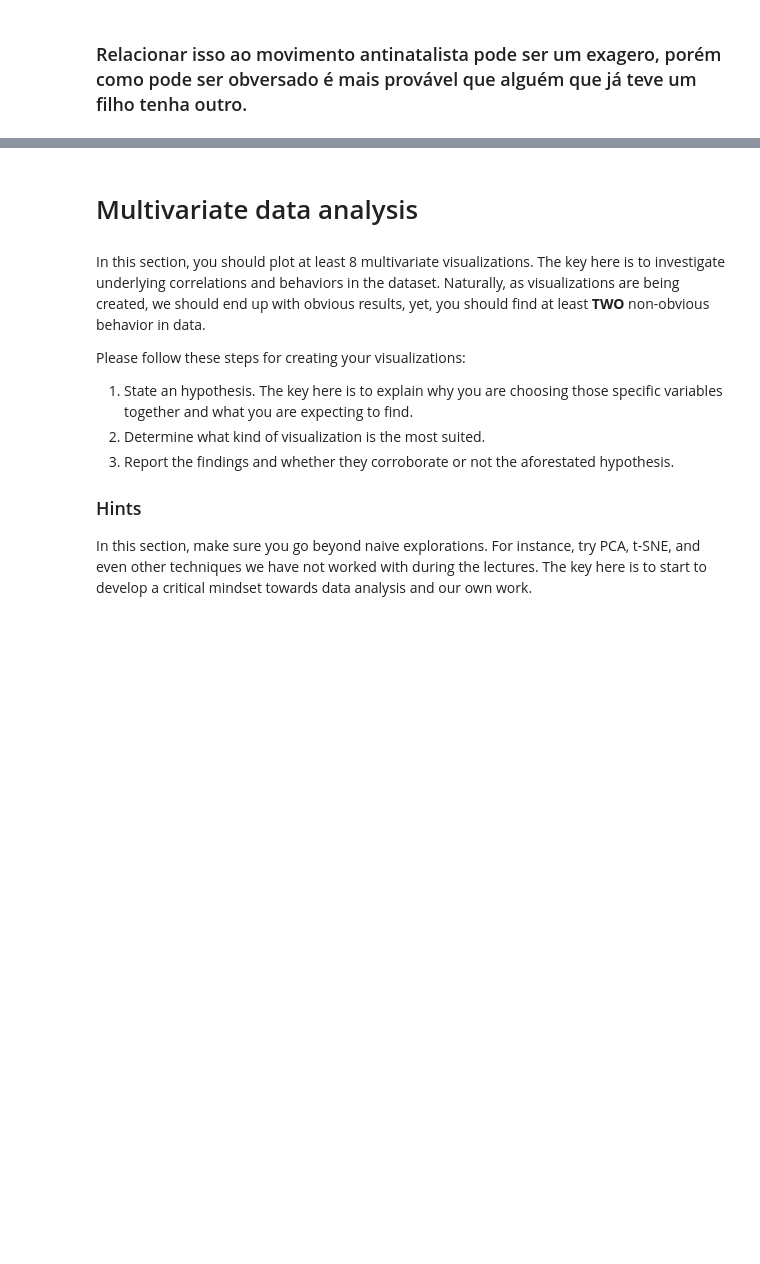
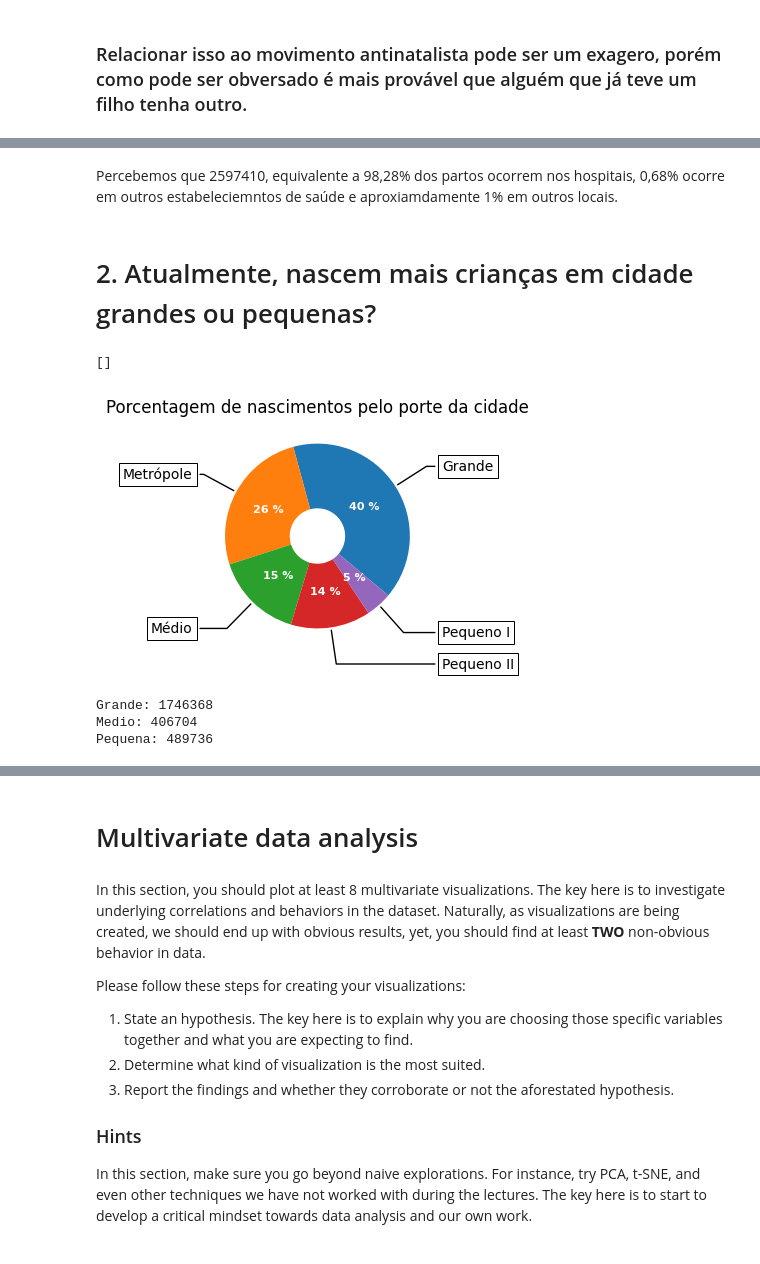
Before and after one commit to danielnowakassis/SINASC-Dataset, a Jupyter notebook: DS_project_template.ipynb, the cells around one changed output, grey strips where cells are left out. Drawn from its saved outputs; the diff is of its cells as text; code cells hidden in the pictures; blank space fills up the shorter version.

```diff
--- a/DS_project_template.ipynb
+++ b/DS_project_template.ipynb
@@ -457,0 +487,43 @@ plt.show()
+# %% [markdown]
+Percebemos que 2597410, equivalente a 98,28% dos partos ocorrem nos hospitais, 0,68% ocorre em outros estabeleciemntos de saúde e aproxiamdamente 1% em outros locais.
+# %% [markdown]
+# 2. Atualmente, nascem mais crianças em cidade grandes ou pequenas?
+# %%
+def format_custom(pct):
+    return f'{round(pct)} %'
+
+porte_cidade = full_df[["Porte"]]
+contagem = porte_cidade["Porte"].value_counts()
+
+
+fig, ax = plt.subplots(figsize=(6, 3), subplot_kw=dict(aspect="equal"))
+wedges, texts, autotexts = ax.pie(contagem, wedgeprops={'width':.7,}, textprops={"color":'w'}, startangle=-40, autopct=lambda pct: format_custom(pct))
+
+bbox_props = dict(boxstyle="square,pad=0.3", fc="w", ec="k", lw=0.72)
+kw = dict(arrowprops=dict(arrowstyle="-"), bbox=bbox_props, zorder=0, va="center")
+
+plt.setp(autotexts, size=8, weight="bold")
+
+for i, p in enumerate(wedges):
+    ang = (p.theta2 - p.theta1)/2. + p.theta1
+    y = np.sin(np.deg2rad(ang))
+    x = np.cos(np.deg2rad(ang))
+    horizontalalignment = {-1: "right", 1: "left"}[int(np.sign(x))]
+    connectionstyle = f"angle,angleA=0,angleB={ang}"
+    kw["arrowprops"].update({"connectionstyle": connectionstyle})
+
+    ax.annotate(f'{contagem.index[i]}', xy=(x, y), xytext=(1.35*np.sign(x), 1.4*y),horizontalalignment=horizontalalignment, **kw)
+
+plt.title("Porcentagem de nascimentos pelo porte da cidade")
+plt.plot()
+# %% [output]
+[]
+[figure, added]
+# %%
+print(f'Grande: {contagem["Grande"] + contagem["Metrópole"]}')
+print(f'Medio: {contagem["Médio"]}')
+print(f'Pequena: {contagem["Pequeno I"] + contagem["Pequeno II"]}')
+# %% [output]
+Grande: 1746368
+Medio: 406704
+Pequena: 489736
```
Also changed, not shown: parts of 30 cells of this notebook.
